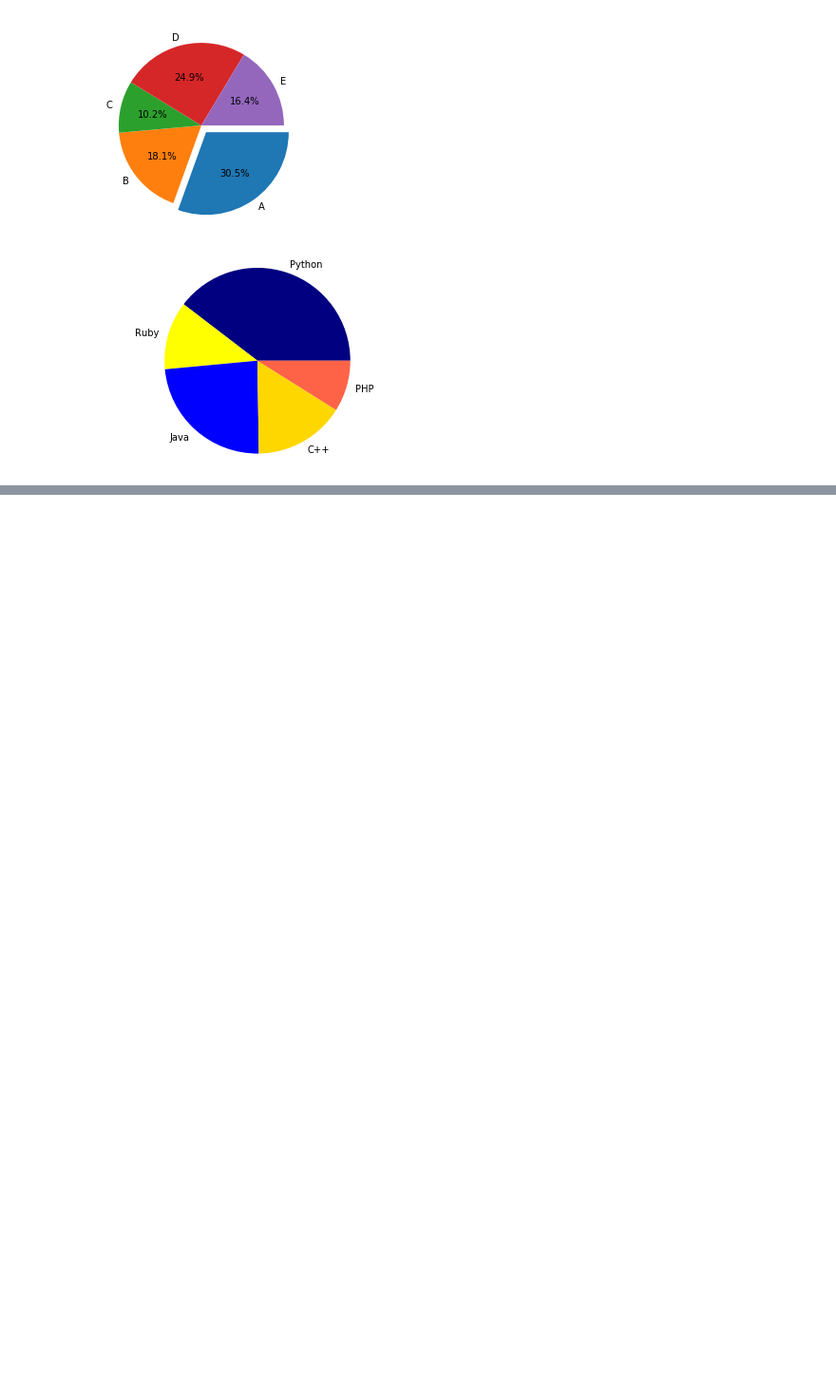
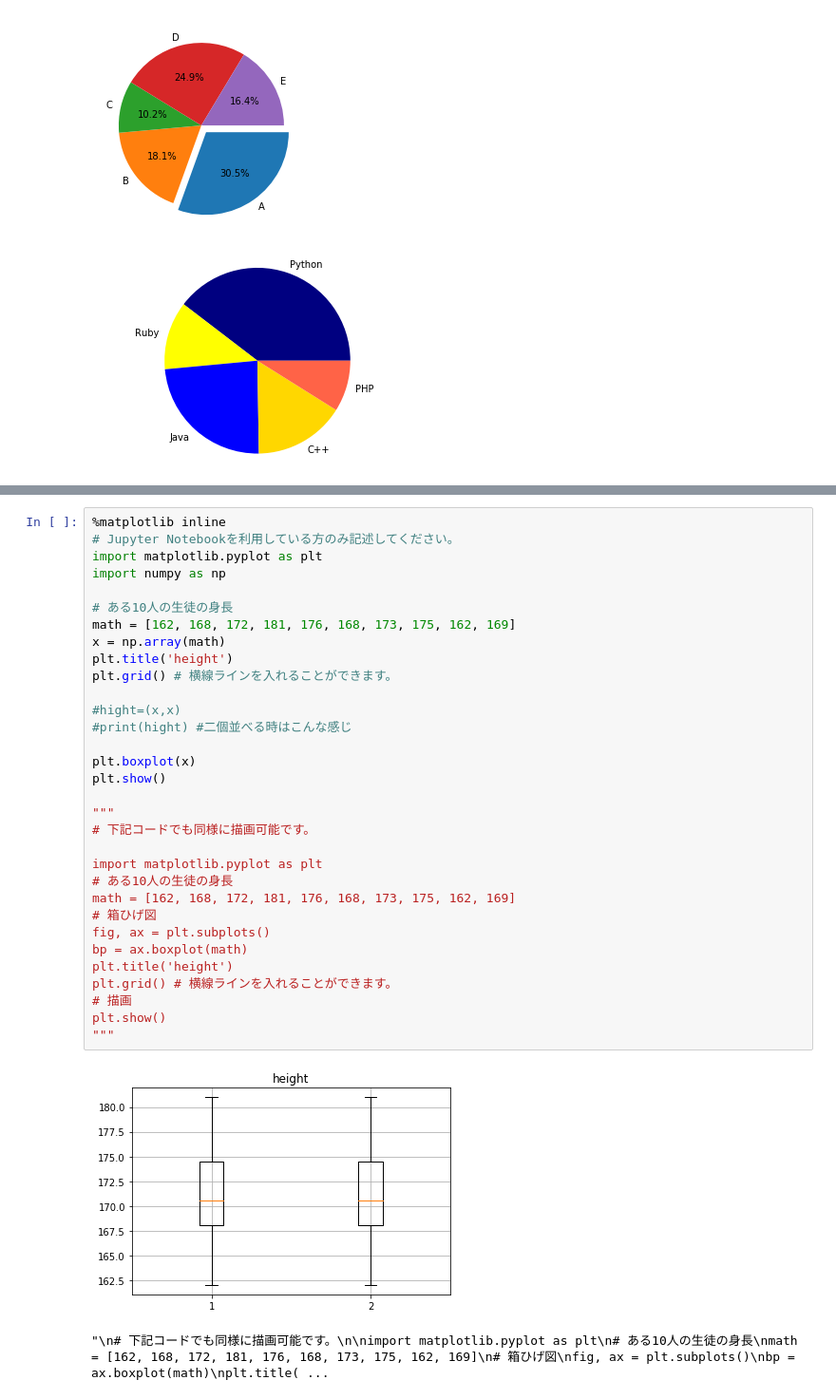
Before and after one commit to sasakurai/hajimetenoAI, a Jupyter notebook: Aiacademy_sample.ipynb, the cells around one changed output, grey strips where cells are left out. Shown: that part at 95% size. Saved outputs shown, nothing was run; the diff lists cells and outputs as text; blank space fills up the shorter version.

Commit message:
Colaboratory を使用して作成しました、Matplotlib練習

```diff
--- a/Aiacademy_sample.ipynb
+++ b/Aiacademy_sample.ipynb
@@ -672,3 +672,38 @@ plt.show()
 # orientation="horizontal"を指定することで横棒として描画も可能です。
 # %% [output]
 [figure]
+# %%
+%matplotlib inline
+# Jupyter Notebookを利用している方のみ記述してください。
+import matplotlib.pyplot as plt
+import numpy as np
+
+# ある10人の生徒の身長
+math = [162, 168, 172, 181, 176, 168, 173, 175, 162, 169]
+x = np.array(math)
+plt.title('height')
+plt.grid() # 横線ラインを入れることができます。
+
+#hight=(x,x)
+#print(hight) #二個並べる時はこんな感じ
+
+plt.boxplot(x)
+plt.show()
+
+"""
+# 下記コードでも同様に描画可能です。
+
+import matplotlib.pyplot as plt
+# ある10人の生徒の身長
+math = [162, 168, 172, 181, 176, 168, 173, 175, 162, 169]
+# 箱ひげ図
+fig, ax = plt.subplots()
+bp = ax.boxplot(math)
+plt.title('height')
+plt.grid() # 横線ラインを入れることができます。
+# 描画
+plt.show()
+"""
+# %% [output]
+[figure, added]
+"\n# 下記コードでも同様に描画可能です。\n\nimport matplotlib.pyplot as plt\n# ある10人の生徒の身長\nmath = [162, 168, 172, 181, 176, 168, 173, 175, 162, 169]\n# 箱ひげ図\nfig, ax = plt.subplots()\nbp = ax.boxplot(math)\nplt.title( ...
```
Also changed, not shown: parts of 3 cells of this notebook.
